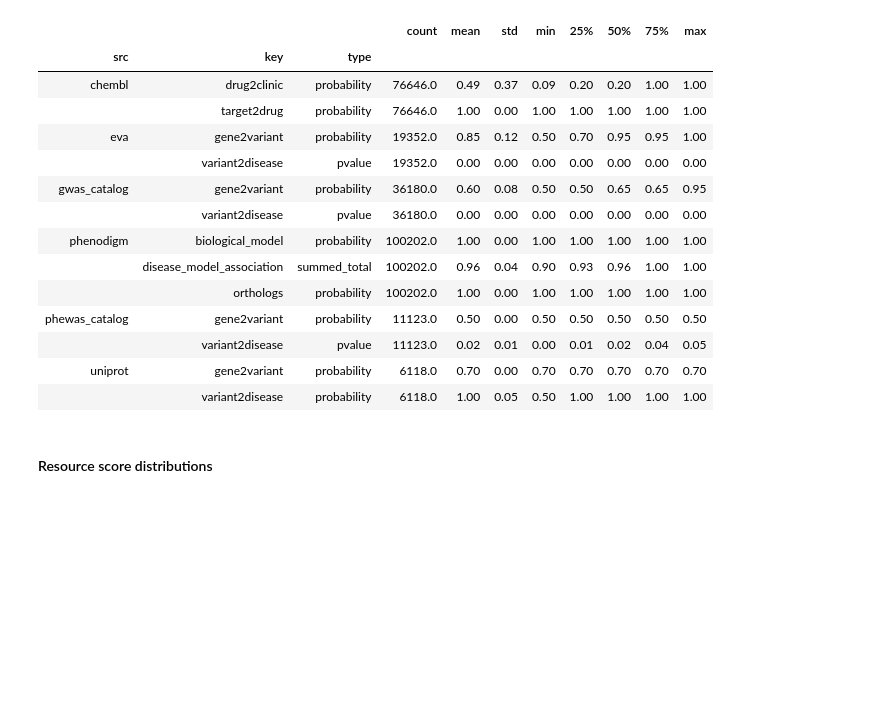
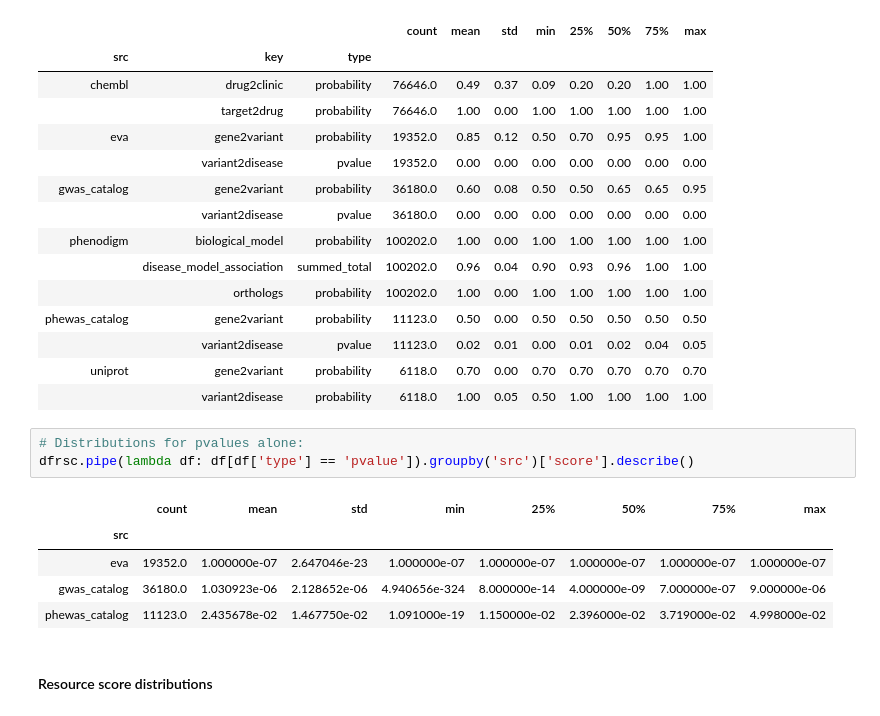
Before and after one commit to hammer/ot-ev, a Jupyter notebook: eda/data-pipeline/notebooks/evidence-eda.ipynb, the cells around one changed output. Drawn from its saved outputs; the diff is of its cells as text; blank space fills up the shorter version.

```diff
--- a/eda/data-pipeline/notebooks/evidence-eda.ipynb
+++ b/eda/data-pipeline/notebooks/evidence-eda.ipynb
@@ -329,6 +337,15 @@ dfrsc.groupby(['src', 'key', 'type'])['score'].describe().round(2)
 |  | variant2disease | pvalue | 11123.0 | 0.02 | 0.01 | 0.00 | 0.01 | 0.02 | 0.04 | 0.05 |
 | uniprot | gene2variant | probability | 6118.0 | 0.70 | 0.00 | 0.70 | 0.70 | 0.70 | 0.70 | 0.70 |
 |  | variant2disease | probability | 6118.0 | 1.00 | 0.05 | 0.50 | 1.00 | 1.00 | 1.00 | 1.00 |
+# %%
+# Distributions for pvalues alone:
+dfrsc.pipe(lambda df: df[df['type'] == 'pvalue']).groupby('src')['score'].describe()
+# %% [output]
+|  | count | mean | std | min | 25% | 50% | 75% | max |
+| src |  |  |  |  |  |  |  |  |
+| eva | 19352.0 | 1.000000e-07 | 2.647046e-23 | 1.000000e-07 | 1.000000e-07 | 1.000000e-07 | 1.000000e-07 | 1.000000e-07 |
+| gwas_catalog | 36180.0 | 1.030923e-06 | 2.128652e-06 | 4.940656e-324 | 8.000000e-14 | 4.000000e-09 | 7.000000e-07 | 9.000000e-06 |
+| phewas_catalog | 11123.0 | 2.435678e-02 | 1.467750e-02 | 1.091000e-19 | 1.150000e-02 | 2.396000e-02 | 3.719000e-02 | 4.998000e-02 |
 # %% [markdown]
 #### Resource score distributions
 # %%
```
Also changed, not shown: parts of 13 cells of this notebook.
